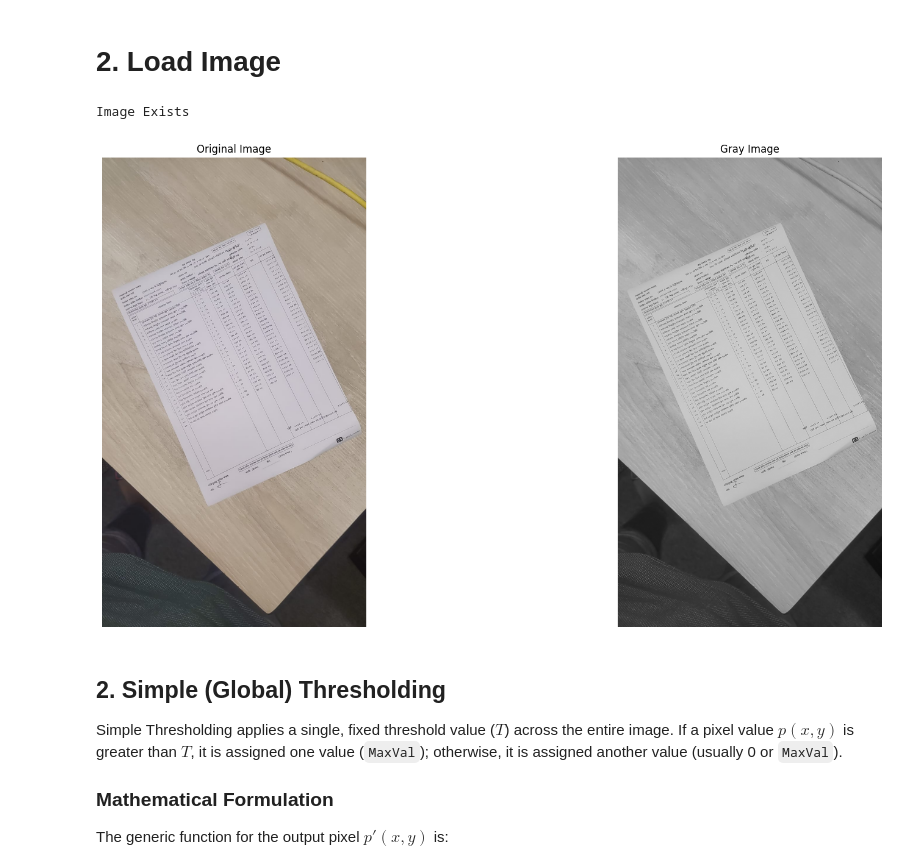
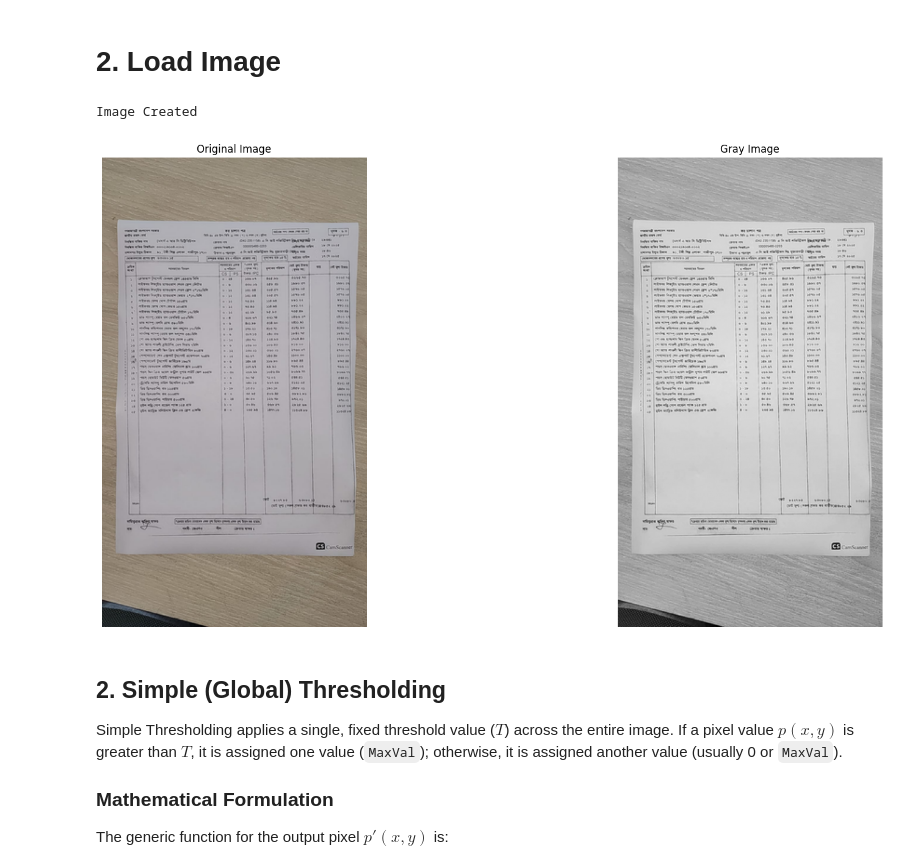
Before and after one commit to RH-NAYM/OpenCV-Image-Thresholding, a Jupyter notebook: Image-Thresholding-OpenCV.ipynb, the cells around one changed output. Cells and saved outputs as stored; diff of their text form; code cells hidden in the pictures.

Commit message:
Complte guide and use example use case for Image Thresholdings

```diff
--- a/Image-Thresholding-OpenCV.ipynb
+++ b/Image-Thresholding-OpenCV.ipynb
@@ -22,37 +22,42 @@ learn_tools = LearnTools()
 %matplotlib inline
 # %% [markdown]
 # 2. Load Image
+# %%
+# Image URLs
+img_url = "https://i.ibb.co/5x276TvQ/1.jpg"
+# img_url = "https://i.ibb.co/QjkCQ6Vm/2.jpg"
+# img_url = "https://preview.redd.it/show-me-the-last-lines-from-what-youve-been-reading-v0-hw2yga9ddtxc1.jpeg?auto=webp&s=98baa1ed018702096a1ece0012f39ea898f2fea2"
 # %%
 # Find and Load the image
 
-if os.path.exists('2.jpeg'):
-    image = cv2.imread('2.jpeg')
+if os.path.exists('testImage.jpeg'):
+    image = cv2.imread('testImage.jpeg')
     print('Image Exists')
 elif not os.path.exists('testImage.jpg'):
-    image_url = "https://preview.redd.it/show-me-the-last-lines-from-what-youve-been-reading-v0-hw2yga9ddtxc1.jpeg?auto=webp&s=98baa1ed018702096a1ece0012f39ea898f2fea2"
+    image_url = img_url
     pil_image = await learn_tools.get_image(img_url=image_url, padding=0)
     pil_image.save('testImage.jpg', 'JPEG')
     # or
     image = learn_tools.pil_to_cv2(pil_image=pil_image)
     # cv2.imwrite('testImage.jpg', image)
     print('Image Created')
 
 if image is not None:
     gray_image = cv2.cvtColor(image, cv2.COLOR_BGR2GRAY)
 
 
     # Display the images using LearnTools
     learn_tools.show_multiple_images(
         image_plotting_data=[
             {'title': 'Original Image','image': image},
             {'title': 'Gray Image','image': gray_image}
         ]
     )
 else:
     print('The image could not be loaded.')
 # %% [output]
-Image Exists
+Image Created
-[figure, old version]
+[figure, new version]
 # %% [markdown]
 ## 2. Simple (Global) Thresholding
 
```
Also changed, not shown: parts of 4 cells of this notebook, 2 other files.
